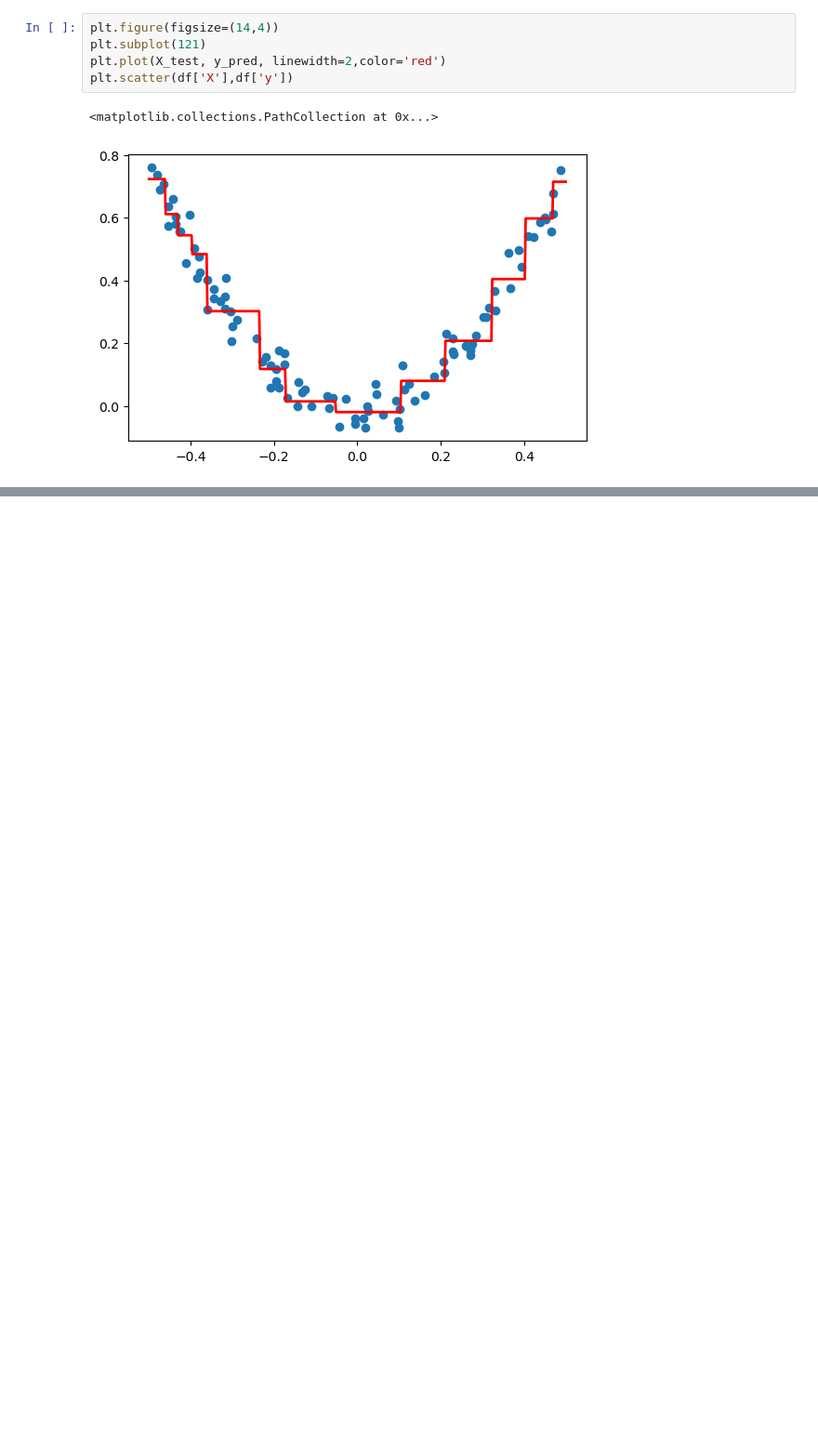
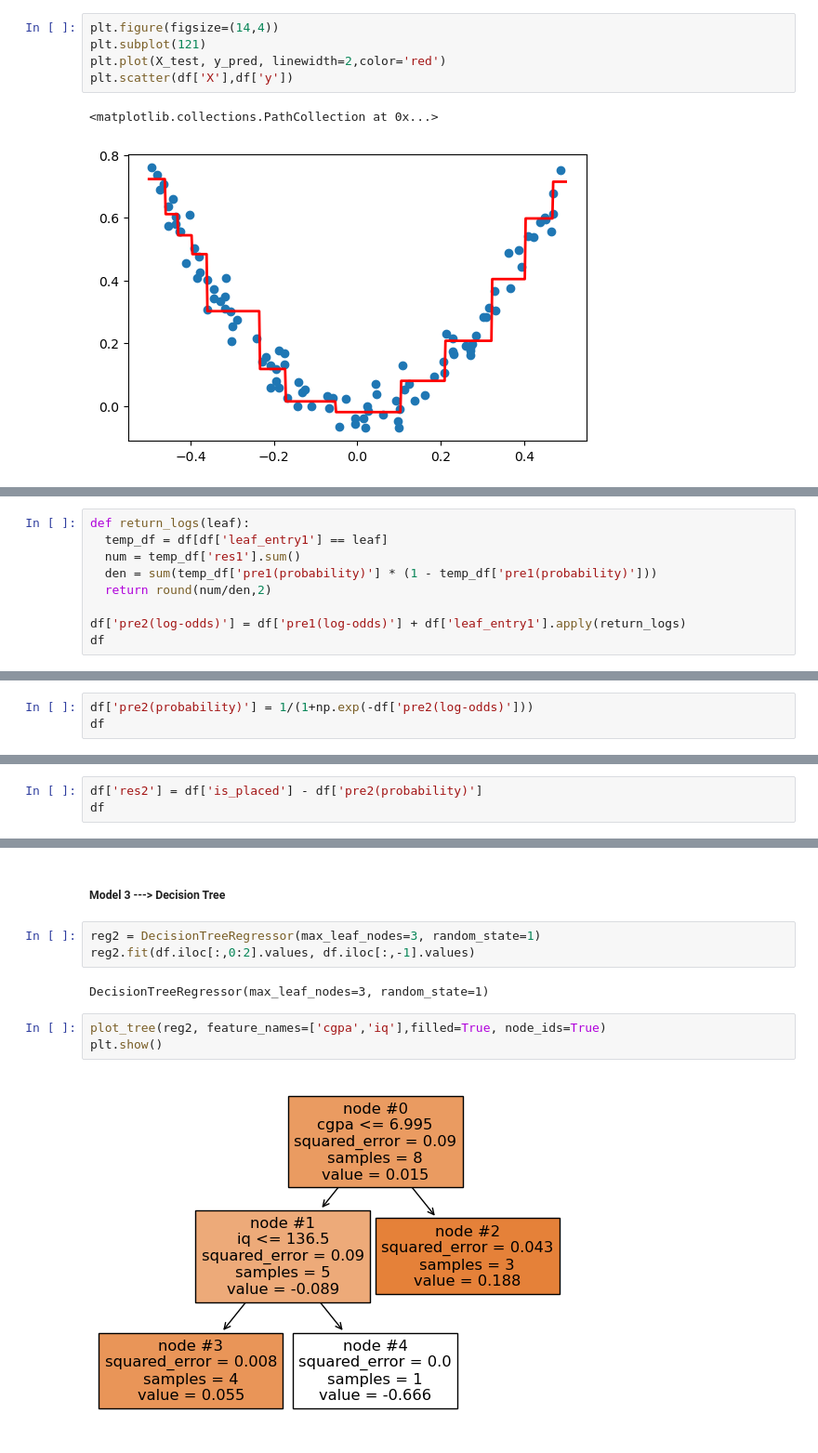
Before and after one commit to SSaprativa/ML_Practicals, a Jupyter notebook: 16_gradient_boost_overview.ipynb, the cells around one changed output, grey strips where cells are left out. Shown at 93% size. Saved outputs shown, nothing was run; the diff lists cells and outputs as text; blank space fills up the shorter version.

```diff
--- a/16_gd_boost_overview.ipynb
+++ b/16_gradient_boost_overview.ipynb
@@ -149,0 +283,9 @@ plt.scatter(df['X'],df['y'])
+# %%
+def return_logs(leaf):
+  temp_df = df[df['leaf_entry1'] == leaf]
+  num = temp_df['res1'].sum()
+  den = sum(temp_df['pre1(probability)'] * (1 - temp_df['pre1(probability)']))
+  return round(num/den,2)
+
+df['pre2(log-odds)'] = df['pre1(log-odds)'] + df['leaf_entry1'].apply(return_logs)
+df
@@ -149,0 +302,3 @@ plt.scatter(df['X'],df['y'])
+# %%
+df['pre2(probability)'] = 1/(1+np.exp(-df['pre2(log-odds)']))
+df
@@ -149,0 +315,3 @@ plt.scatter(df['X'],df['y'])
+# %%
+df['res2'] = df['is_placed'] - df['pre2(probability)']
+df
@@ -149,0 +328,12 @@ plt.scatter(df['X'],df['y'])
+# %% [markdown]
+##### Model 3 ---> Decision Tree
+# %%
+reg2 = DecisionTreeRegressor(max_leaf_nodes=3, random_state=1)
+reg2.fit(df.iloc[:,0:2].values, df.iloc[:,-1].values)
+# %% [output]
+DecisionTreeRegressor(max_leaf_nodes=3, random_state=1)
+# %%
+plot_tree(reg2, feature_names=['cgpa','iq'],filled=True, node_ids=True)
+plt.show()
+# %% [output]
+[figure, added]
```
Also changed, not shown: parts of 23 cells of this notebook, 5 other files.
